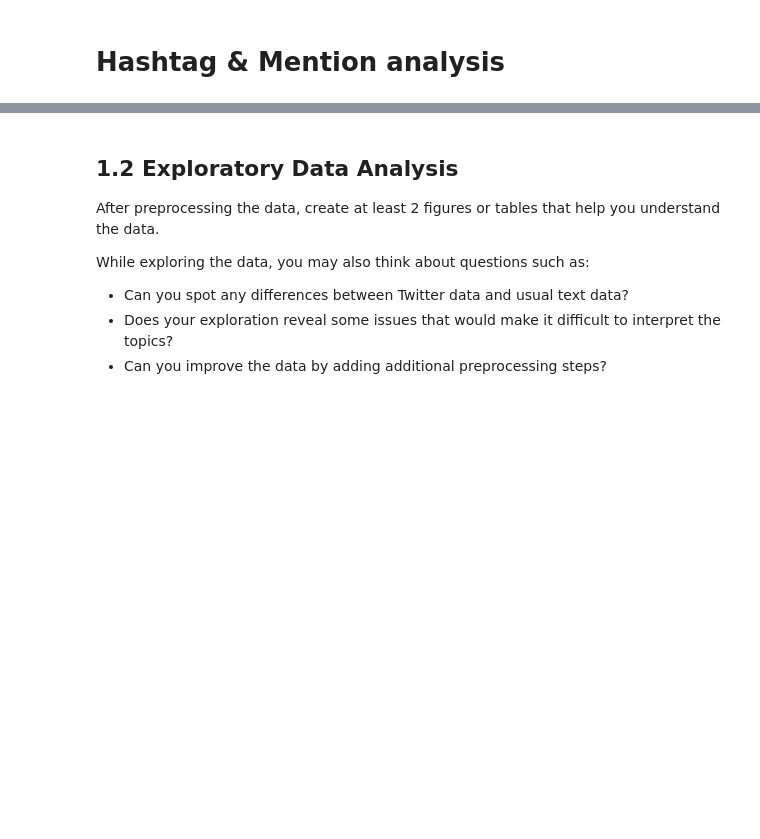
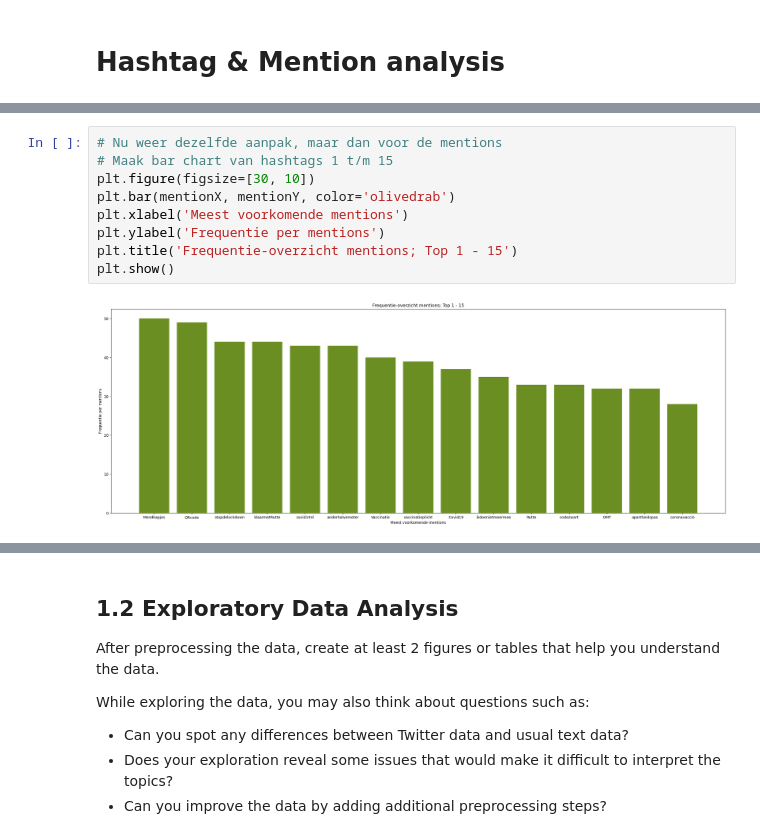
Before and after one commit to MacSuperior/APML-3, a Jupyter notebook: A3 Task 1.1 Max.ipynb, the cells around one changed output, grey strips where cells are left out. Saved outputs shown, nothing was run; the diff lists cells and outputs as text; blank space fills up the shorter version.

```diff
--- a/A3 Task 1.1 Max.ipynb
+++ b/A3 Task 1.1 Max.ipynb
@@ -247,0 +287,11 @@ TypeError: bar() missing 1 required positional argument: 'height'
+# %%
+# Nu weer dezelfde aanpak, maar dan voor de mentions
+# Maak bar chart van hashtags 1 t/m 15
+plt.figure(figsize=[30, 10])
+plt.bar(mentionX, mentionY, color='olivedrab')
+plt.xlabel('Meest voorkomende mentions')
+plt.ylabel('Frequentie per mentions')
+plt.title('Frequentie-overzicht mentions; Top 1 - 15')
+plt.show()
+# %% [output]
+[figure, added]
```
Also changed, not shown: parts of 6 cells of this notebook.
